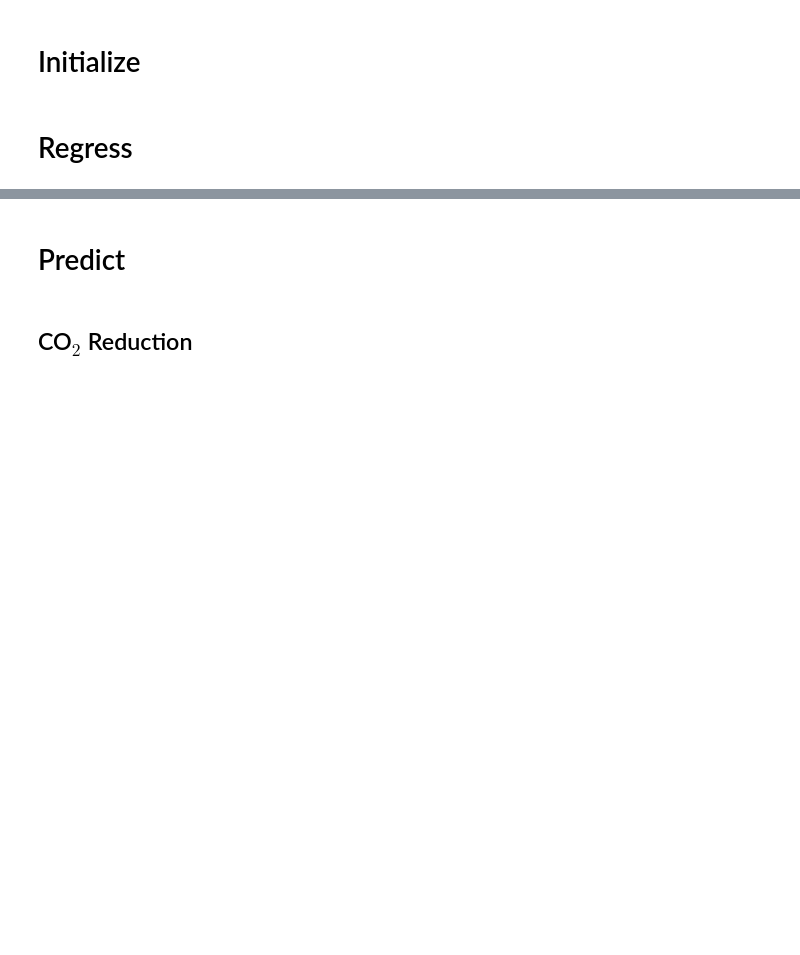
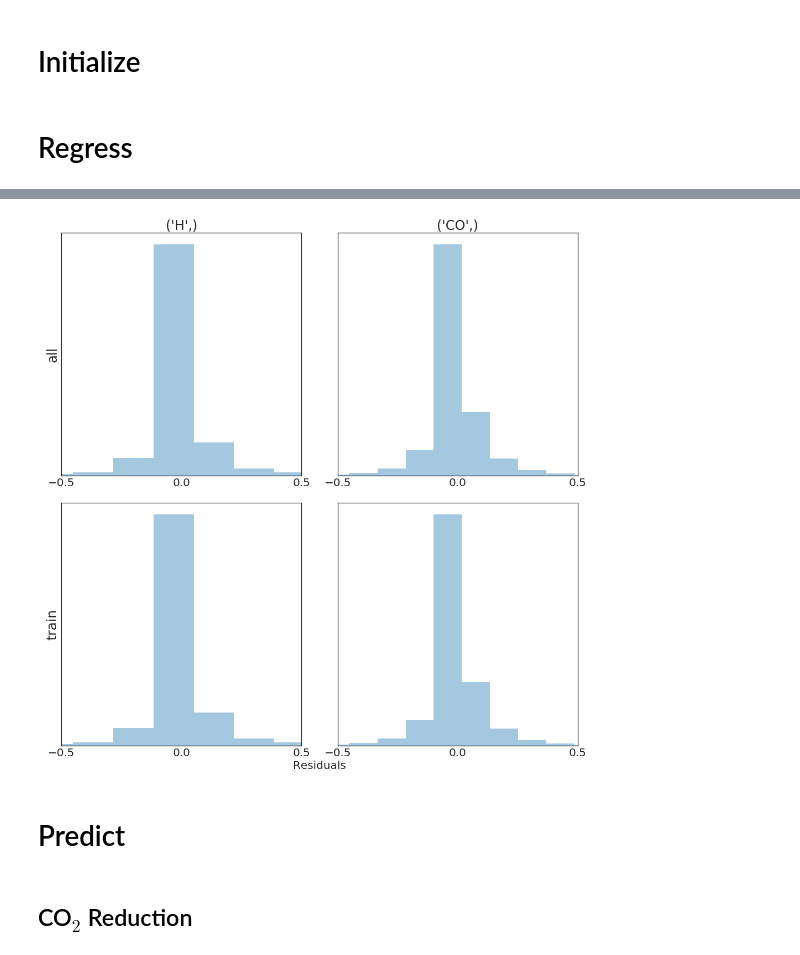
Before and after one commit to ulissigroup/GASpy_regressions, a Jupyter notebook: notebooks/sandbox.ipynb, the cells around one changed output, grey strips where cells are left out. Saved outputs shown, nothing was run; the diff lists cells and outputs as text; code cells hidden in the pictures; blank space fills up the shorter version.

```diff
--- a/notebooks/sandbox.ipynb
+++ b/notebooks/sandbox.ipynb
@@ -86,3 +82,7 @@ import seaborn as sns
+# %%
+H.residual_plot(xlim=[-0.5, 0.5], xticks=[-0.5, 0, 0.5])
+# %% [output]
+[figure, added]
 # %% [markdown]
 # Predict
 # %%
```
Also changed, not shown: parts of 31 cells of this notebook, 3 other files.
